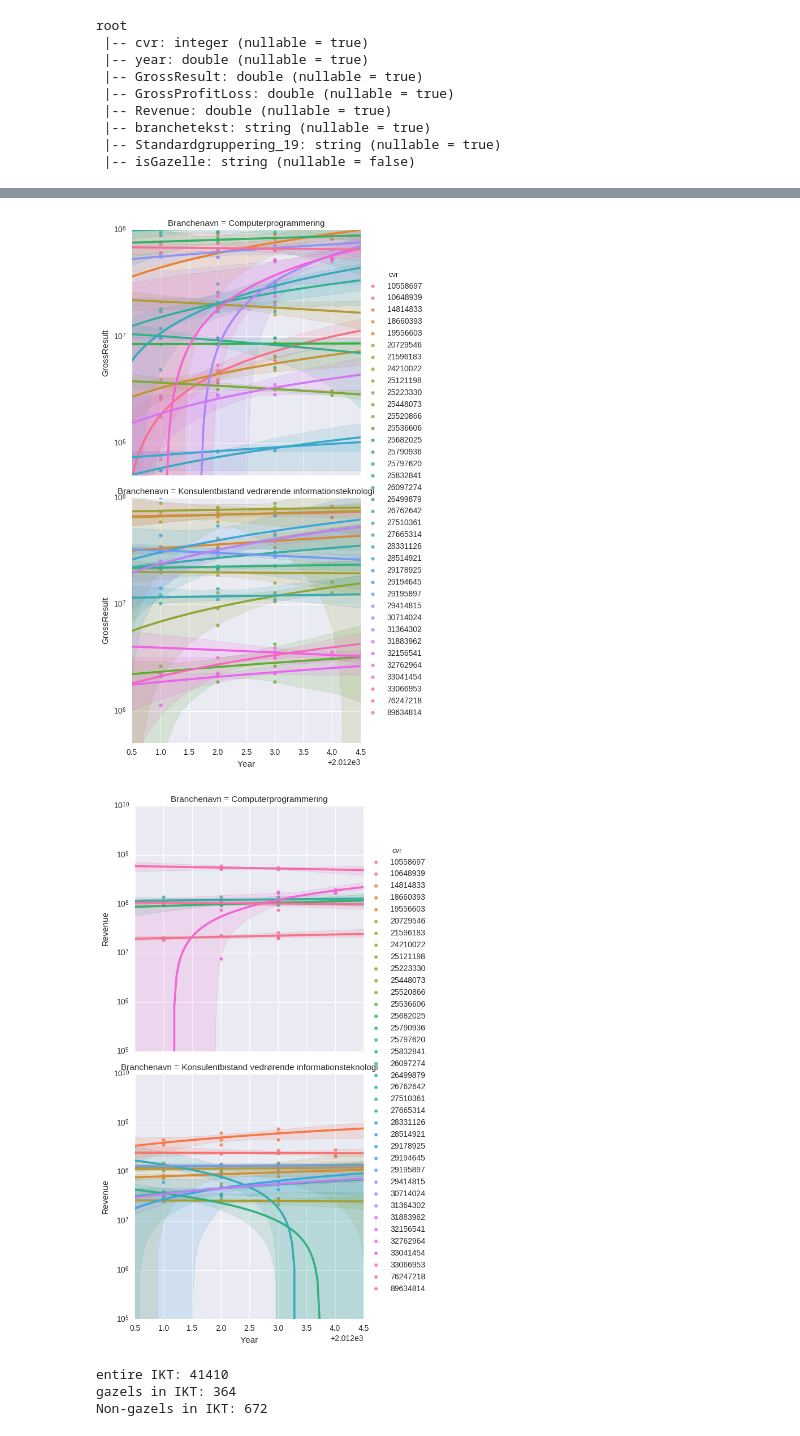
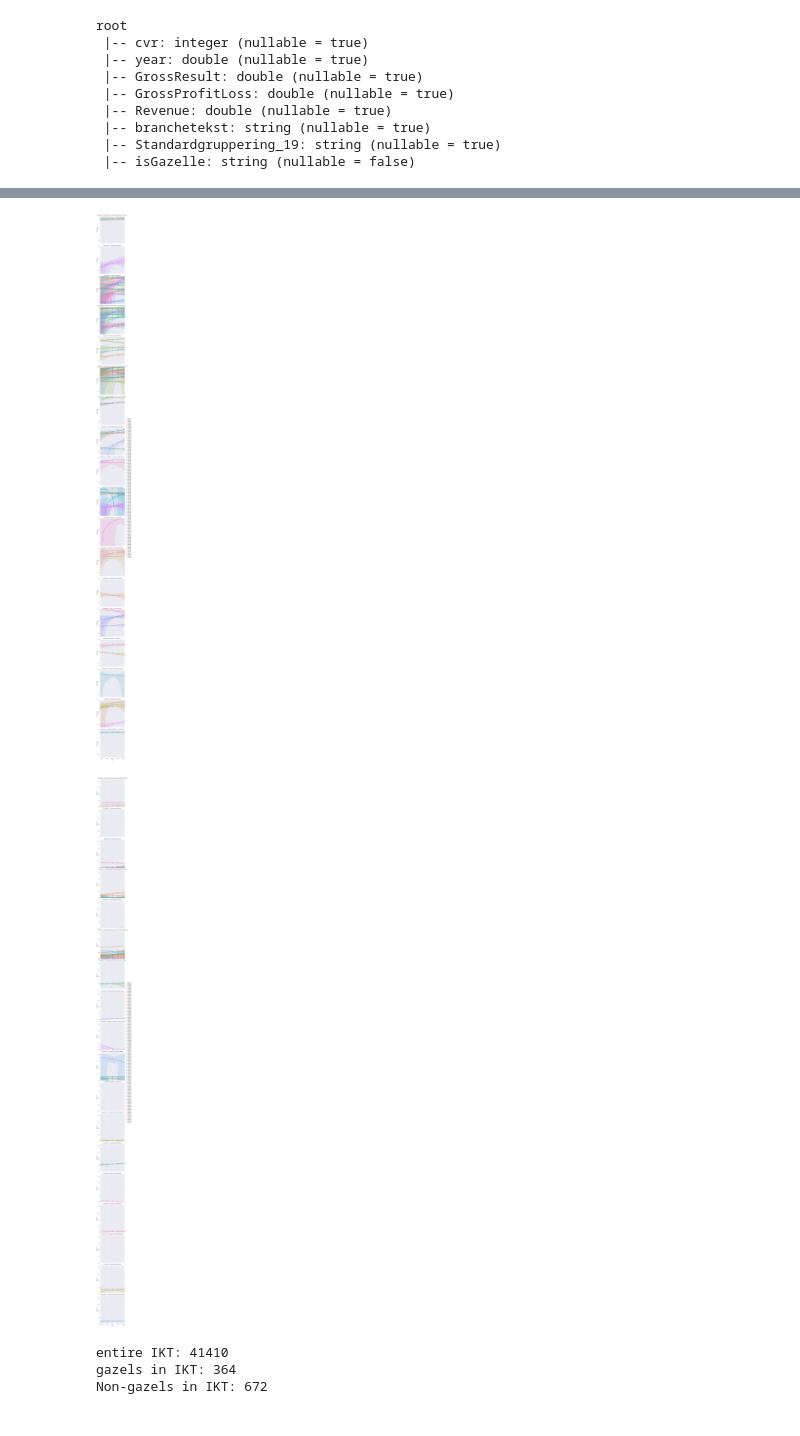
Before and after one commit to mssalvador/notebooks, a Jupyter notebook: notebooks/vaekst/GazelleRegression.ipynb, the cells around one changed output, grey strips where cells are left out. Cells and saved outputs as stored; diff of their text form; code cells hidden in the pictures.

```diff
--- a/notebooks/vaekst/GazelleRegression.ipynb
+++ b/notebooks/vaekst/GazelleRegression.ipynb
@@ -29,9 +29,10 @@ if user == "sidsel":
     csvpath = "/home/"+user+'/workspace/sparkdata/csv'
 
 elif user == "svanhmic":
-    cvrParquetPath = "/home/"+user+"/workspace/Python/Erhvervs/data/cdata/parquet/"
-    regnskabParquetPath = "/home/"+user+"/workspace/Python/Erhvervs/data/regnskabsdata/sparkdata/parquet/"
-    csvpath = "/home/"+user+'/workspace/Python/Erhvervs/data/regnskabsdata'
+    cvrParquetPath = "/home/"+user+"/workspace/data/DABAI/sparkdata/parquet/"
+    regnskabParquetPath = "/home/"+user+"/workspace/data/DABAI/sparkdata/parquet/"
+    csvpath = "/home/"+user+'/workspace/data/DABAI/sparkdata/csv'
+    picture_Path = "/home/"+user+"/workspace/results/pictures"
 # %%
 zeroYearWindow = Window.partitionBy("cvr")
 laggValueWindow = Window.partitionBy("cvr").orderBy("End_Instant")
@@ -178,7 +215,7 @@ plt.show()
 #Show a subsample brancher for revenue and Gross Result
 pandasNotGazeller = (notIktGazelleDf
                      .select("cvr","branchekode","Branchenavn","GrossResult","Revenue",F.year(F.col("End_Instant")).alias("Year"))
-                     .filter((F.col("branchekode") == 620100) | (F.col("branchekode") == 620200) )
+                     #.filter((F.col("branchekode") == 620100) | (F.col("branchekode") == 620200) )
                      .toPandas()
                     )
 # %%
@@ -188,16 +225,19 @@ ax = sb.lmplot("Year","GrossResult",pandasNotGazeller,fit_reg=True,hue="cvr",sha
 #ax.map(plt.plot,"Year","GrossResult")
 ax.set(yscale="log")
 ax.set(ylim=[500000,100000000])
+plt.savefig(picture_Path+"/GrossResultPrYear.png")
 plt.show()
 # %% [output]
-[figure, old version]
+[figure, new version]
 # %%
 ax2 = sb.lmplot("Year","Revenue",pandasNotGazeller,fit_reg=True,hue="cvr",sharex=True,logx=False,legend=True,size=5,row="Branchenavn")
 #ax.map(plt.plot,"Year","GrossResult")
 ax2.set(yscale="log")
+ax2.set(ylim=[500000,100000000])
+plt.savefig(picture_Path+"/RevenuePrYear.png")
 plt.show()
 # %% [output]
-[figure, old version]
+[figure, new version]
 # %%
 #Build the pipeline here!
 
```
Also changed, not shown: parts of 29 cells of this notebook, 2 other files.
